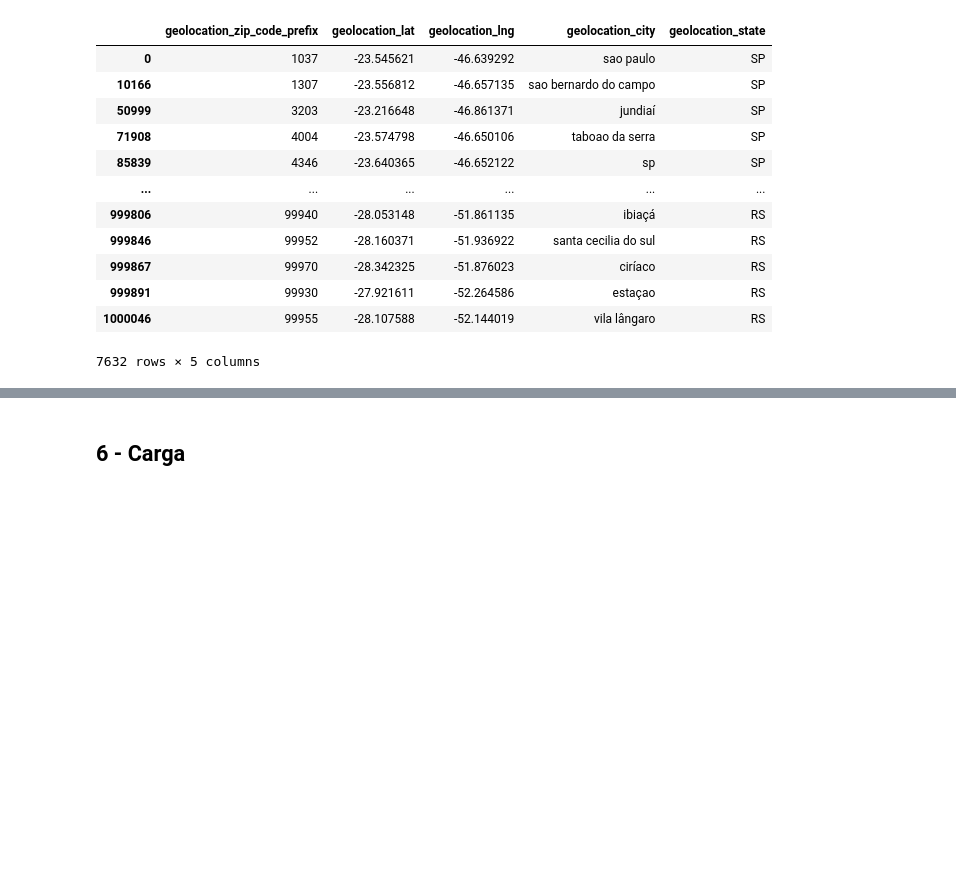
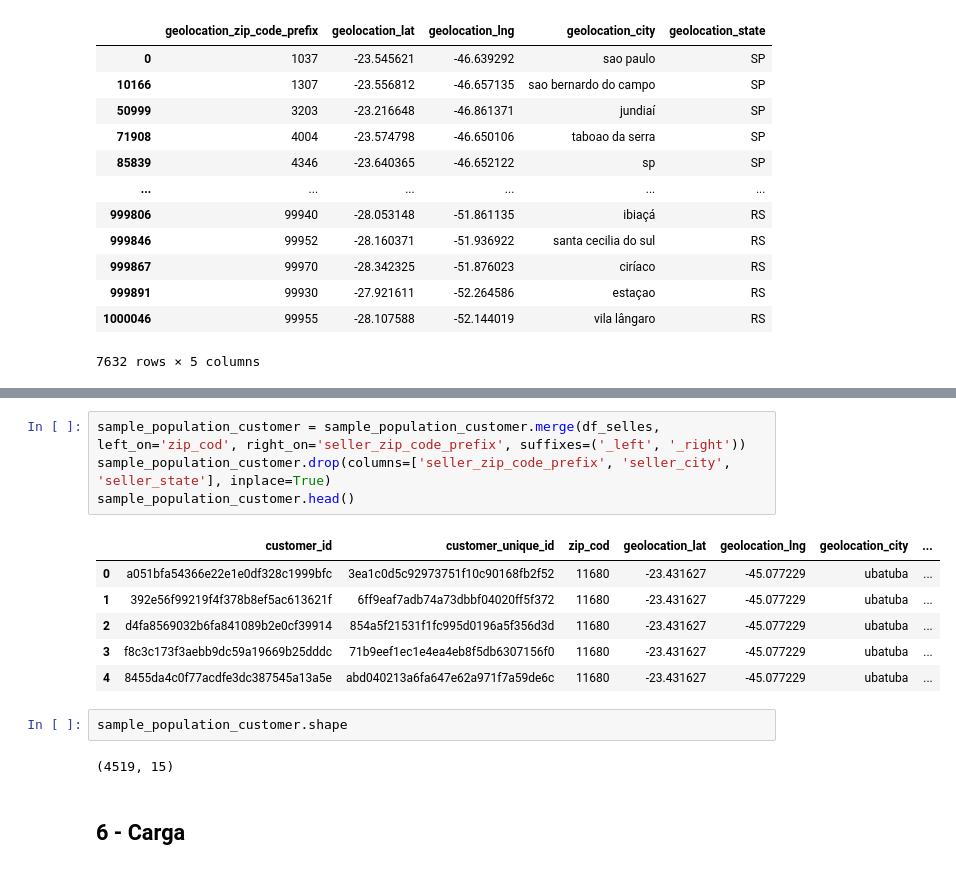
Before and after one commit to michelprosite/Trilha_Engenharia_Dados, a Jupyter notebook: desafio_ds.ipynb, the cells around one changed output, grey strips where cells are left out. Saved outputs shown, nothing was run; the diff lists cells and outputs as text; blank space fills up the shorter version.

```diff
--- a/desafio_ds.ipynb
+++ b/desafio_ds.ipynb
@@ -415,3 +559,18 @@ result = pd.merge(df_customer, df_geolocation, how="left", on=["customer_zip_cod
+# %%
+sample_population_customer = sample_population_customer.merge(df_selles, left_on='zip_cod', right_on='seller_zip_code_prefix', suffixes=('_left', '_right'))
+sample_population_customer.drop(columns=['seller_zip_code_prefix', 'seller_city', 'seller_state'], inplace=True)
+sample_population_customer.head()
+# %% [output]
+|  | customer_id | customer_unique_id | zip_cod | geolocation_lat | geolocation_lng | geolocation_city | ... |
+| 0 | a051bfa54366e22e1e0df328c1999bfc | 3ea1c0d5c92973751f10c90168fb2f52 | 11680 | -23.431627 | -45.077229 | ubatuba | ... |
+| 1 | 392e56f99219f4f378b8ef5ac613621f | 6ff9eaf7adb74a73dbbf04020ff5f372 | 11680 | -23.431627 | -45.077229 | ubatuba | ... |
+| 2 | d4fa8569032b6fa841089b2e0cf39914 | 854a5f21531f1fc995d0196a5f356d3d | 11680 | -23.431627 | -45.077229 | ubatuba | ... |
+| 3 | f8c3c173f3aebb9dc59a19669b25dddc | 71b9eef1ec1e4ea4eb8f5db6307156f0 | 11680 | -23.431627 | -45.077229 | ubatuba | ... |
+| 4 | 8455da4c0f77acdfe3dc387545a13a5e | abd040213a6fa647e62a971f7a59de6c | 11680 | -23.431627 | -45.077229 | ubatuba | ... |
+# %%
+sample_population_customer.shape
+# %% [output]
+(4519, 15)
 # %% [markdown]
 ## 6 - Carga
 # %% [markdown]
```
Also changed, not shown: parts of 27 cells of this notebook.
